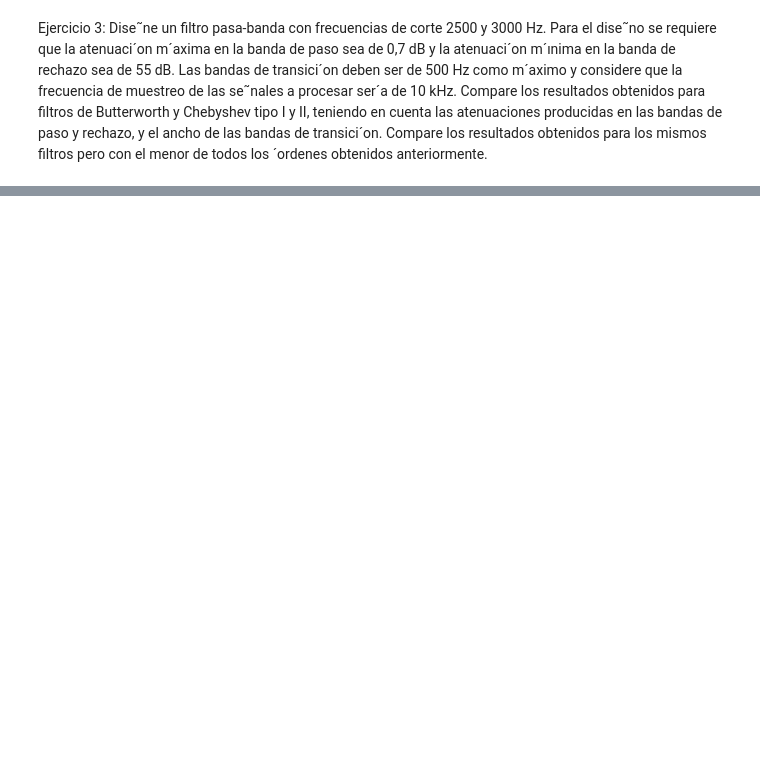
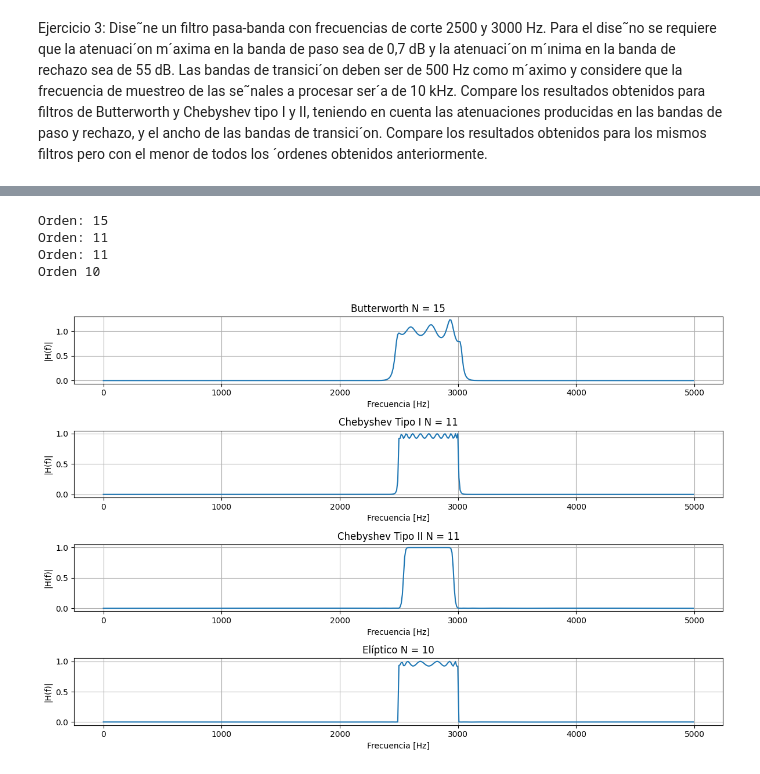
Before and after one commit to DayubMateo/PDS_2026_IIA, a Jupyter notebook: unidad_3-4 Filtros IIR Fir/PDS_TP_1.ipynb, the cells around one changed output, grey strips where cells are left out. Drawn from its saved outputs; the diff is of its cells as text; code cells hidden in the pictures; blank space fills up the shorter version.

```diff
--- a/unidad_3-4 Filtros IIR Fir/PDS_TP_1.ipynb
+++ b/unidad_3-4 Filtros IIR Fir/PDS_TP_1.ipynb
@@ -408,22 +447,27 @@ w_c2 = 2*fs*np.tan(np.pi * w_p2/fs)
 # Diseño de filtro analógico normalizado
 # Butterworth
 N_bw, wn_bw = signal.buttord([w_c1, w_c2], [w_c1 - eps_larp, w_c2 + eps_larp], gpass, gstop, analog=True)
-N_bw = 6
+N_bw += 5
 print("Orden:",N_bw)
 z_bw, p_bw, k_bw = signal.butter(N_bw, wn_bw, btype = 'bandpass', analog = True, output='zpk')
 
 # Chebyshev Tipo I
 N_cs1, wn_cs1 = signal.cheb1ord([w_c1, w_c2], [w_c1 - eps_larp, w_c2 + eps_larp], gpass, gstop, analog=True)
-N_cs1 = 6
+N_cs1 += 5
 print("Orden:", N_cs1)
 z_cs1, p_cs1, k_cs1 = signal.cheby1(N_cs1, rp=gpass, Wn=wn_cs1, btype = 'bandpass', analog = True, output='zpk')
 
 # Chebyshev Tipo II
 N_cs2, wn_cs2 = signal.cheb1ord([w_c1, w_c2], [w_c1 - eps_larp, w_c2 + eps_larp], gpass, gstop, analog=True)
-N_cs2 = 6
+N_cs2 += 5
 print("Orden:",N_cs2)
 z_cs2, p_cs2, k_cs2 = signal.cheby2(N_cs2, rs=gstop, Wn=wn_cs2, btype = 'bandpass', analog = True, output='zpk')
 
+# Elíptico
+N_el, wn_el = signal.ellipord([w_c1, w_c2], [w_c1 - eps_larp, w_c2 + eps_larp], gpass, gstop, analog = True)
+N_el += 5
+print("Orden", N_el)
+z_el, p_el, k_el = signal.ellip(N_el, rp=gpass, rs=gstop, Wn=wn_el, btype = 'bandpass', analog = True, output='zpk')
 
 # Recuperamos transformada analógica
 # Butterworth
@@ -435,6 +479,8 @@ ceros_coefs_cs1, polos_coefs_cs1 = signal.zpk2tf(z_cs1,p_cs1,k_cs1)
 # Chebyshev Tipo II
 ceros_coefs_cs2, polos_coefs_cs2 = signal.zpk2tf(z_cs2,p_cs2,k_cs2)
 
+# Elíptica
+ceros_coefs_el, polos_coefs_el = signal.zpk2tf(z_el, p_el, k_el)
 
 # Aplicamos mapeo bilineal
 # Butterworth
@@ -446,38 +492,56 @@ numerator_cs1, denominator_cs1 = signal.bilinear(ceros_coefs_cs1, polos_coefs_cs
 # Chebyshev Tipo II
 numerator_cs2, denominator_cs2 = signal.bilinear(ceros_coefs_cs2, polos_coefs_cs2, fs=fs)
 
+# Elíptica
+numerator_el, denominator_el = signal.bilinear(ceros_coefs_el, polos_coefs_el, fs=fs)
 
 # Obtenemos funcion de transferencia del filtro
 # Butterworth
 w_bw, H_bw = signal.freqz(numerator_bw, denominator_bw, fs = fs)
 
 # Chebyshev Tipo I
 w_cs1, H_cs1 = signal.freqz(numerator_cs1, denominator_cs1, fs = fs)
 
 # Chebyshev Tipo II
 w_cs2, H_cs2 = signal.freqz(numerator_cs2, denominator_cs2, fs = fs)
 
+# Elíptica
+w_el, H_el = signal.freqz(numerator_el, denominator_el, fs=fs)
+
 plt.figure(figsize=(12,8))
-plt.subplot(3,1,1)
+plt.subplot(4,1,1)
 plt.plot(w_bw, np.abs(H_bw))
 plt.xlabel("Frecuencia [Hz]")
 plt.ylabel("|H(f)|")
 plt.title(f"Butterworth N = {N_bw}")
 plt.grid()
 
-plt.subplot(3,1,2)
+plt.subplot(4,1,2)
 plt.plot(w_cs1, np.abs(H_cs1))
 plt.xlabel("Frecuencia [Hz]")
 plt.ylabel("|H(f)|")
 plt.title(f"Chebyshev Tipo I N = {N_cs1}")
 plt.grid()
 
-plt.subplot(3,1,3)
+plt.subplot(4,1,3)
 plt.plot(w_cs2, np.abs(H_cs2))
 plt.xlabel("Frecuencia [Hz]")
 plt.ylabel("|H(f)|")
 plt.title(f"Chebyshev Tipo II N = {N_cs2}")
 plt.grid()
 
+plt.subplot(4,1,4)
+plt.plot(w_el, np.abs(H_el))
+plt.xlabel("Frecuencia [Hz]")
+plt.ylabel("|H(f)|")
+plt.title(f"Elíptico N = {N_el}")
+plt.grid()
+
 plt.tight_layout()
 plt.show()
+# %% [output]
+Orden: 15
+Orden: 11
+Orden: 11
+Orden 10
+[figure, added]
```
Also changed, not shown: parts of 10 cells of this notebook.
